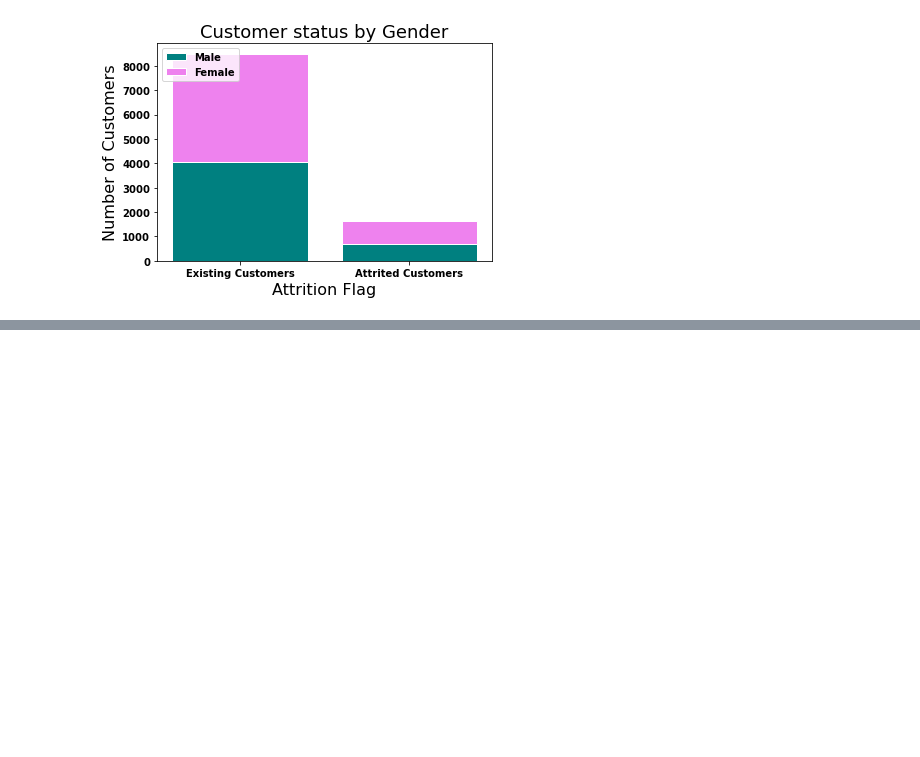
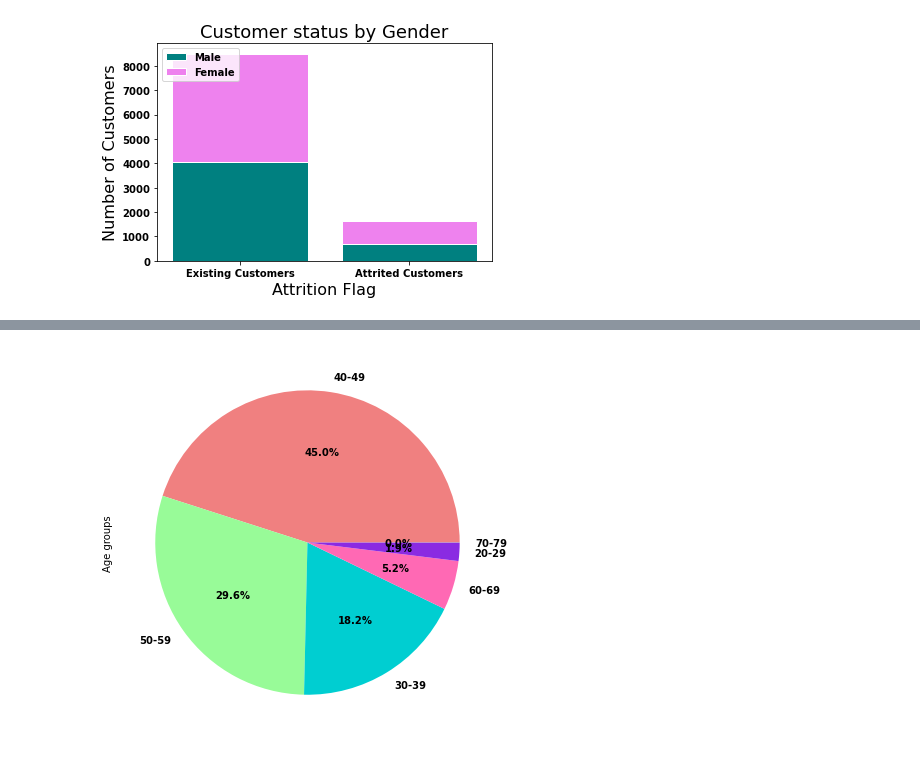
Before and after one commit to Emziicles/Project1-CreditCard, a Jupyter notebook: Project 1 - Emma Second attempt.ipynb, the cells around one changed output, grey strips where cells are left out. Cells and saved outputs as stored; diff of their text form; code cells hidden in the pictures; blank space fills up the shorter version.

```diff
--- a/Project 1 - Emma Second attempt.ipynb
+++ b/Project 1 - Emma Second attempt.ipynb
@@ -170,0 +187,12 @@ plt.show()
+# %%
+# create bins for ages, separate by gender again. Try and visualise in pie chart
+
+#card_df["Customer_Age"].max()
+#use this to determine max age is 73
+#card_df["Customer_Age"].min()
+#use this to determine min age is 26
+
+bins = [20, 29, 39, 49, 59, 69, 79]
+labels = ["20-29", "30-39", "40-49", "50-59", "60-69", "70-79"]
+
+new_card_df = card_df["Age groups"] = pd.cut(card_df["Customer_Age"], bins, labels=labels)
@@ -170,0 +205,3 @@ plt.show()
+# %%
+merged_df = pd.merge(card_df, new_card_df, how="left", on="Customer_Age")
+merged_df
@@ -170,0 +222,4 @@ plt.show()
+# %%
+pieplot = merged_df["Age groups"].value_counts().plot(kind="pie", y="Age groups", autopct="%1.1f%%", colors=["lightcoral", "palegreen", "darkturquoise", "hotpink", "blueviolet", "cornflowerblue"], figsize=(7,7))
+# %% [output]
+[figure, added]
```
Also changed, not shown: parts of 5 cells of this notebook.
